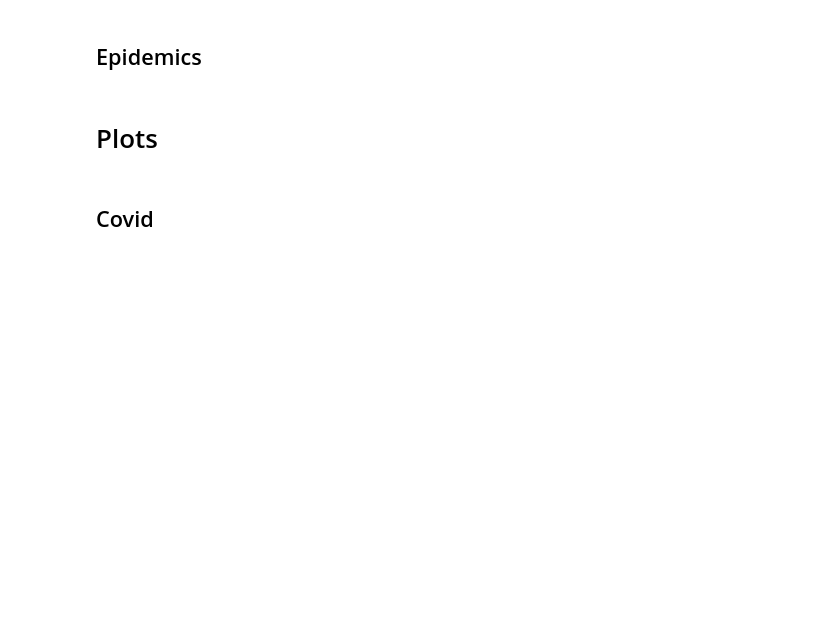
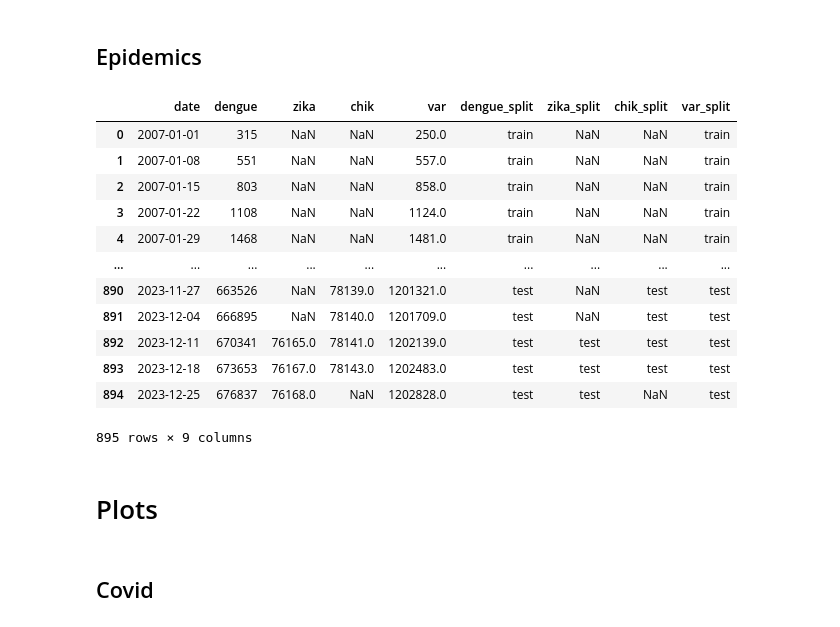
Before and after one commit to danielgvb/thesis, a Jupyter notebook: plotting/01_time_series.ipynb, the cells around one changed output. Cells and saved outputs as stored; diff of their text form; code cells hidden in the pictures; blank space fills up the shorter version.

```diff
--- a/plotting/01_time_series.ipynb
+++ b/plotting/01_time_series.ipynb
@@ -59,11 +59,8 @@ def prep(df: pd.DataFrame, prefix: str) -> pd.DataFrame:
     # cumulative sum of new weekly cases
     df[f'cum_{prefix}'] = df['Casos'].cumsum()
 
-    # next-week value (shifted *backwards* so that current row “knows” next week)
-    df[f'cum_{prefix}_t_1'] = df[f'cum_{prefix}'].shift(-1)
-
     # keep only the useful columns
-    return df[['DATE', f'cum_{prefix}', f'cum_{prefix}_t_1']]
+    return df[['DATE', f'cum_{prefix}']]
 
 # -------------------------------------------------------------------
 # 3.  Prepare each disease frame
@@ -80,10 +77,11 @@ df_epidemics = reduce(
     lambda left, right: pd.merge(left, right, on='DATE', how='outer'),
     [dengue, zika, chik, varicela]
 ).sort_values('DATE').set_index('DATE')
-
-# -------------------------------------------------------------------
-# 5.  Final check
-# -------------------------------------------------------------------
-print(df_epidemics.head())
-print(df_epidemics.tail())
+df_epidemics.reset_index(inplace=True)
+df_epidemics.rename(columns={'DATE': 'date',
+                             'cum_dengue':'dengue',
+                             'cum_zika':'zika',
+                             'cum_chik':'chik',
+                             'cum_var': 'var'}, inplace=True)
+df_epidemics
 # %% [output]
@@ -213,14 +207,44 @@ df_covid_w = wide.copy().reset_index()
 # %% [markdown]
 ## Epidemics
 # %%
-idx = df_epidemics.index
-n_rows     = len(idx)
-split_pt   = int(n_rows * 0.8)          # 80 % train, 20 % test
-train_idx  = idx[:split_pt]             # older 80 %
-test_idx   = idx[split_pt:]             # most-recent 20 %
+# For each column in df_epidemics except 'date', create a new train/test split column.
+# If the column contains NaNs, only the non-NaN entries are split by 80/20.
+# The new column will be named "<original_column>_split".
 
-df_epidemics.loc[train_idx, 'set'] = 'train'
-df_epidemics.loc[test_idx,  'set'] = 'test'
+for col in df_epidemics.columns:
+    if col == 'date':
+        continue
+    series = df_epidemics[col]
+    non_na = series.dropna()
+    n = len(non_na)
+    split_i = int(n * 0.8)
+    split_labels = ['train'] * split_i + ['test'] * (n - split_i)
+
+    # Initialize new split column with NaNs
+    split_col = [np.nan] * len(series)
+
+    # Get the indices of non-na values in order
+    non_na_indices = non_na.index.tolist()
+    for pos, row_idx in enumerate(non_na_indices):
+        split_col[row_idx] = split_labels[pos]
+
+    df_epidemics[col + '_split'] = split_col
+
+df_epidemics
+# %% [output]
+|  | date | dengue | zika | chik | var | dengue_split | zika_split | chik_split | var_split |
+| 0 | 2007-01-01 | 315 | NaN | NaN | 250.0 | train | NaN | NaN | train |
+| 1 | 2007-01-08 | 551 | NaN | NaN | 557.0 | train | NaN | NaN | train |
+| 2 | 2007-01-15 | 803 | NaN | NaN | 858.0 | train | NaN | NaN | train |
+| 3 | 2007-01-22 | 1108 | NaN | NaN | 1124.0 | train | NaN | NaN | train |
+| 4 | 2007-01-29 | 1468 | NaN | NaN | 1481.0 | train | NaN | NaN | train |
+| ... | ... | ... | ... | ... | ... | ... | ... | ... | ... |
+| 890 | 2023-11-27 | 663526 | NaN | 78139.0 | 1201321.0 | test | NaN | test | test |
+| 891 | 2023-12-04 | 666895 | NaN | 78140.0 | 1201709.0 | test | NaN | test | test |
+| 892 | 2023-12-11 | 670341 | 76165.0 | 78141.0 | 1202139.0 | test | test | test | test |
+| 893 | 2023-12-18 | 673653 | 76167.0 | 78143.0 | 1202483.0 | test | test | test | test |
+| 894 | 2023-12-25 | 676837 | 76168.0 | NaN | 1202828.0 | test | test | NaN | test |
+895 rows × 9 columns
 # %% [markdown]
 # Plots
 # %% [markdown]
```
Also changed, not shown: parts of 11 cells of this notebook, 1 other file.
